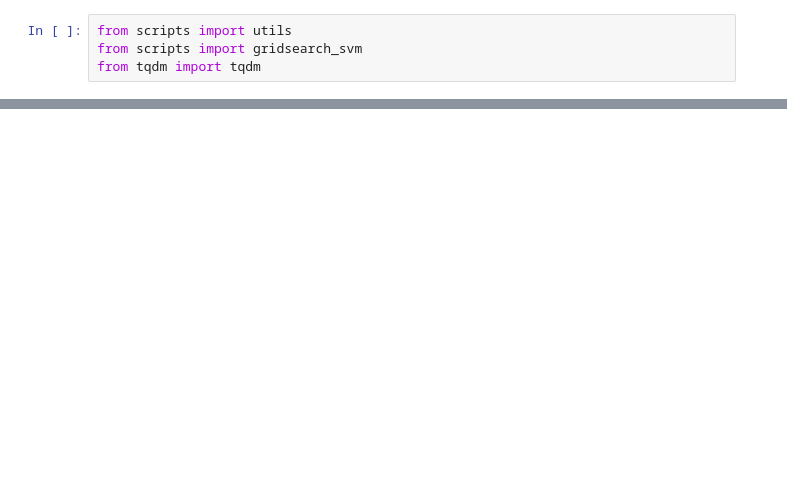
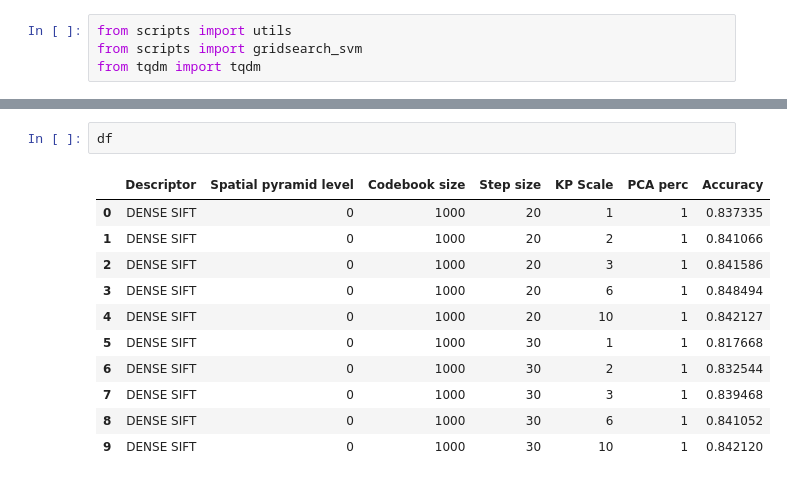
Before and after one commit to alex21th/MCV-M3-Project, a Jupyter notebook: W2/BOVW_Week2.ipynb, the cells around one changed output, grey strips where cells are left out. Cells and saved outputs as stored; diff of their text form; blank space fills up the shorter version.

```diff
--- a/W2/BOVW_Week2.ipynb
+++ b/W2/BOVW_Week2.ipynb
@@ -48,0 +115,14 @@ KeyboardInterrupt:
+# %%
+df
+# %% [output]
+|  | Descriptor | Spatial pyramid level | Codebook size | Step size | KP Scale | PCA perc | Accuracy |
+| 0 | DENSE SIFT | 0 | 1000 | 20 | 1 | 1 | 0.837335 |
+| 1 | DENSE SIFT | 0 | 1000 | 20 | 2 | 1 | 0.841066 |
+| 2 | DENSE SIFT | 0 | 1000 | 20 | 3 | 1 | 0.841586 |
+| 3 | DENSE SIFT | 0 | 1000 | 20 | 6 | 1 | 0.848494 |
+| 4 | DENSE SIFT | 0 | 1000 | 20 | 10 | 1 | 0.842127 |
+| 5 | DENSE SIFT | 0 | 1000 | 30 | 1 | 1 | 0.817668 |
+| 6 | DENSE SIFT | 0 | 1000 | 30 | 2 | 1 | 0.832544 |
+| 7 | DENSE SIFT | 0 | 1000 | 30 | 3 | 1 | 0.839468 |
+| 8 | DENSE SIFT | 0 | 1000 | 30 | 6 | 1 | 0.841052 |
+| 9 | DENSE SIFT | 0 | 1000 | 30 | 10 | 1 | 0.842120 |
```
Also changed, not shown: parts of 10 cells of this notebook, 6 other files.
